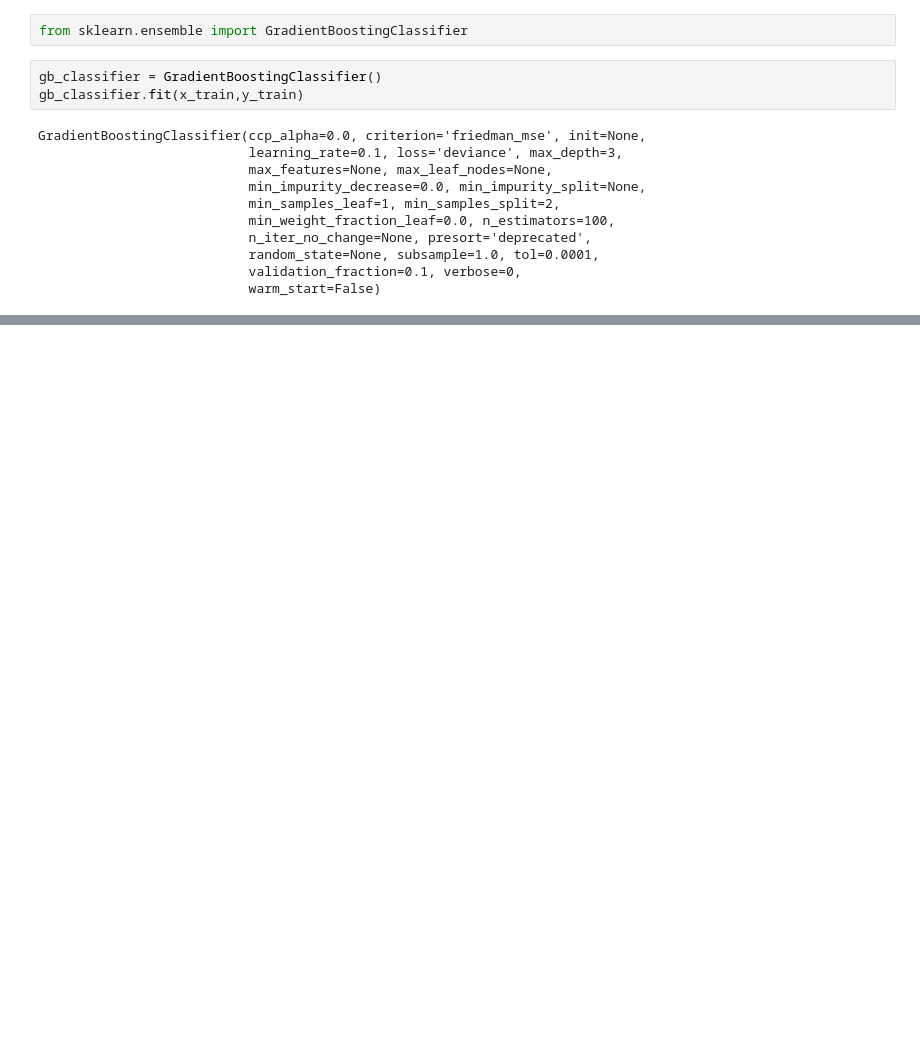
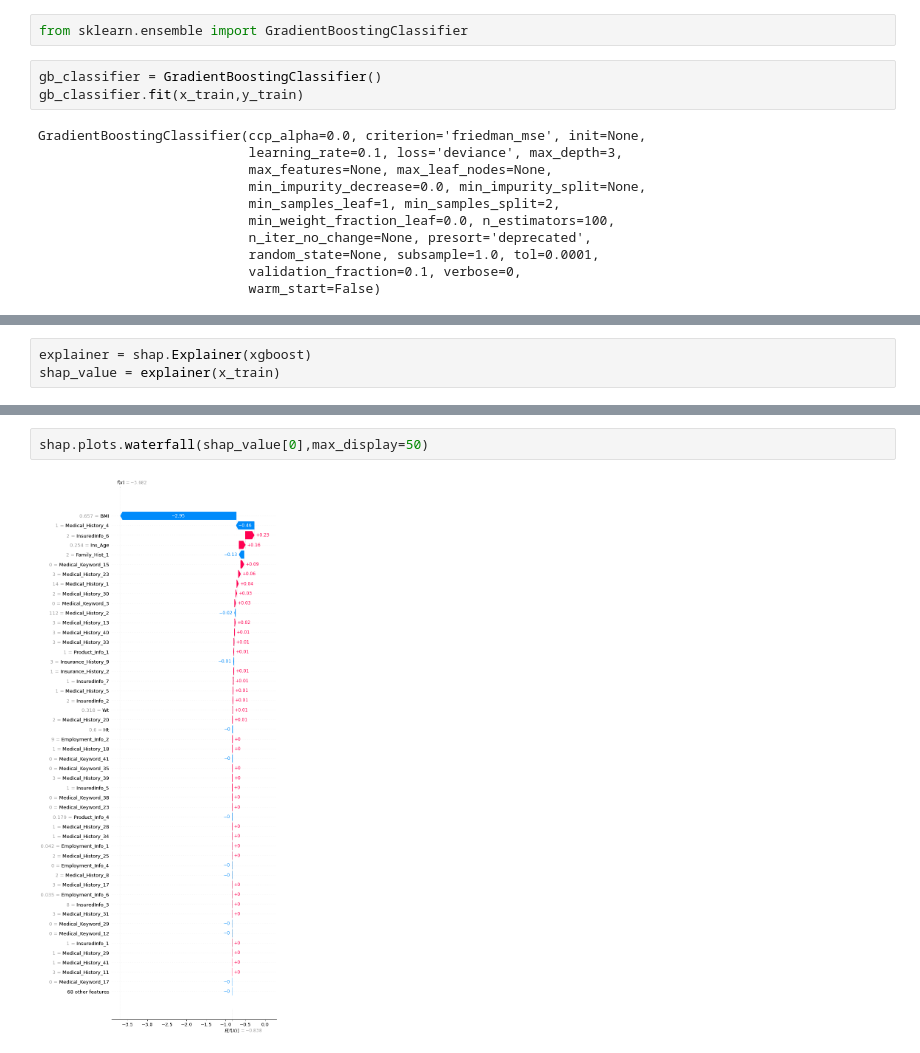
Before and after one commit to Rahul711sharma/Classification, a Jupyter notebook: Insurance_Decisioning.ipynb, the cells around one changed output, grey strips where cells are left out. Cells and saved outputs as stored; diff of their text form; blank space fills up the shorter version.

```diff
--- a/Insurance_Decisioning.ipynb
+++ b/Insurance_Decisioning.ipynb
@@ -636,0 +813,3 @@ accuracy_score(y_test,test_pred_gb)
+# %%
+explainer = shap.Explainer(xgboost)
+shap_value = explainer(x_train)
@@ -636,0 +836,4 @@ accuracy_score(y_test,test_pred_gb)
+# %%
+shap.plots.waterfall(shap_value[0],max_display=50)
+# %% [output]
+[figure, added]
```
Also changed, not shown: parts of 50 cells of this notebook.
